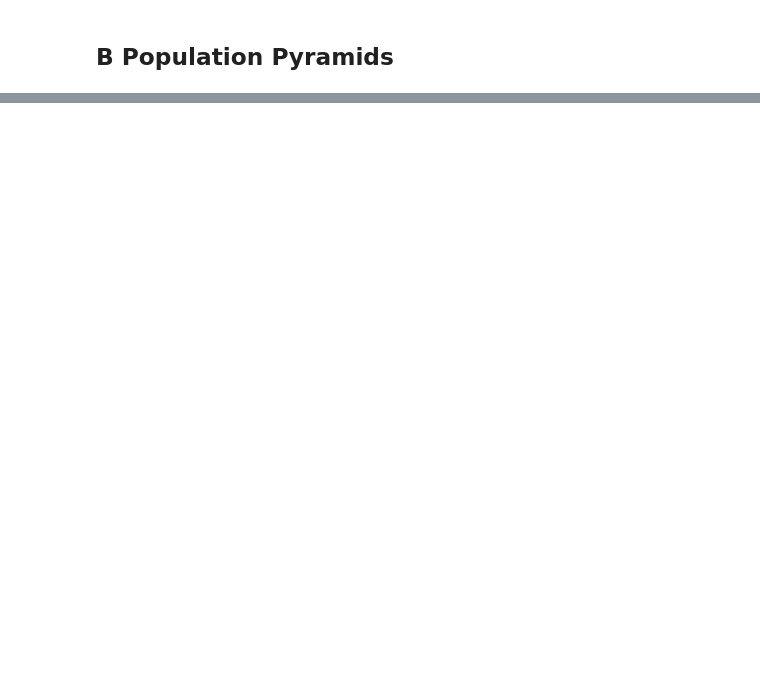
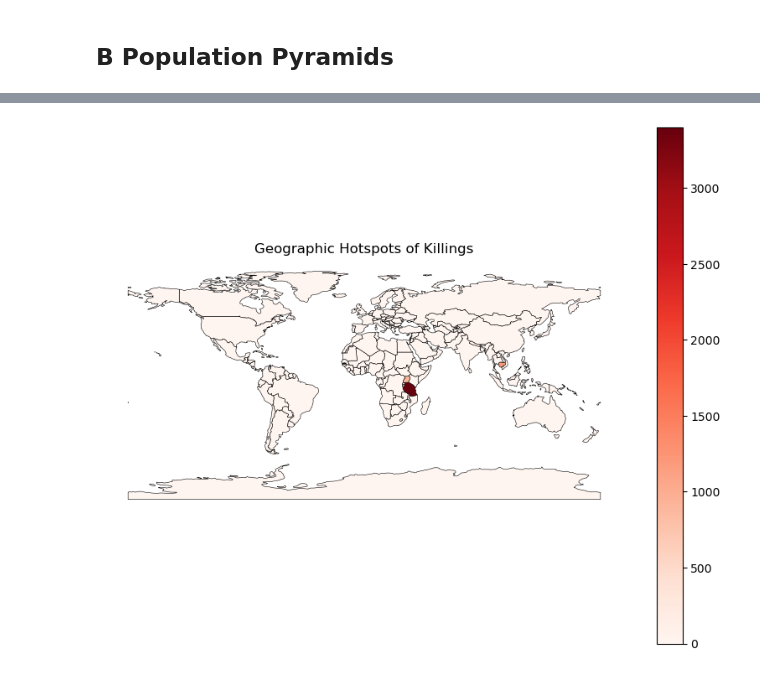
Before and after one commit to danieldo-tech/EEP153.jb.Project1, a Jupyter notebook: project1.ipynb, the cells around one changed output, grey strips where cells are left out. Cells and saved outputs as stored; diff of their text form; code cells hidden in the pictures; blank space fills up the shorter version.

```diff
--- a/project1.ipynb
+++ b/project1.ipynb
@@ -217,0 +284,7 @@ plot_population_pyramid(df, "KHM", 1980)
+# %%
+import geopandas as gpd
+import matplotlib.pyplot as plt
+import pandas as pd
+world = gpd.read_file(
+    "https://naturalearth.s3.amazonaws.com/110m_cultural/ne_110m_admin_0_countries.zip"
+)
@@ -217,0 +301,25 @@ plot_population_pyramid(df, "KHM", 1980)
+# %%
+killings = pd.DataFrame({
+    "ISO_A3": ["KHM", "TZA", "UGA"],
+    "killings": [1200, 3400, 900]
+})
+# %%
+geo = world.merge(killings, on="ISO_A3", how="left")
+geo["killings"] = geo["killings"].fillna(0)
+
+fig, ax = plt.subplots(figsize=(10, 8))
+
+geo.plot(
+    column="killings",
+    cmap="Reds",        # 🔥 warm color scale
+    legend=True,
+    linewidth=0.4,
+    edgecolor="black",
+    ax=ax
+)
+
+ax.set_title("Geographic Hotspots of Killings")
+ax.axis("off")
+plt.show()
+# %% [output]
+[figure, added]
```
Also changed, not shown: parts of 20 cells of this notebook.
